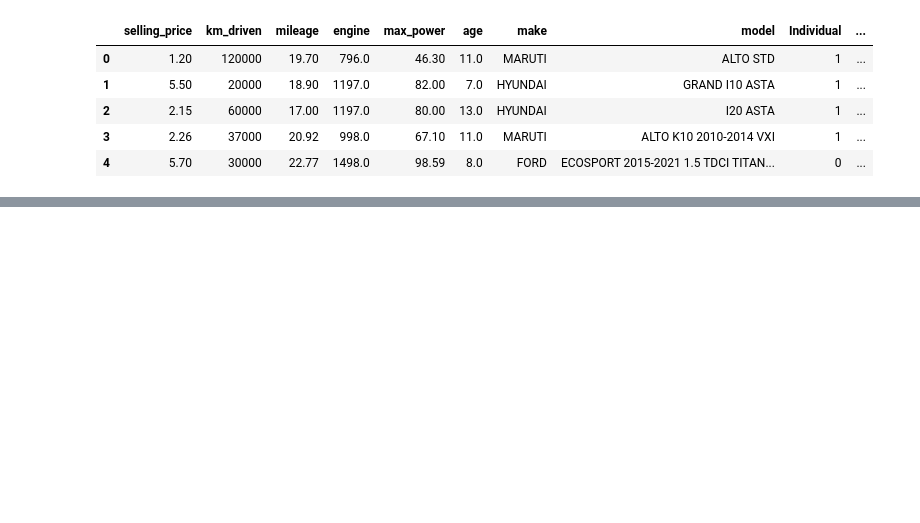
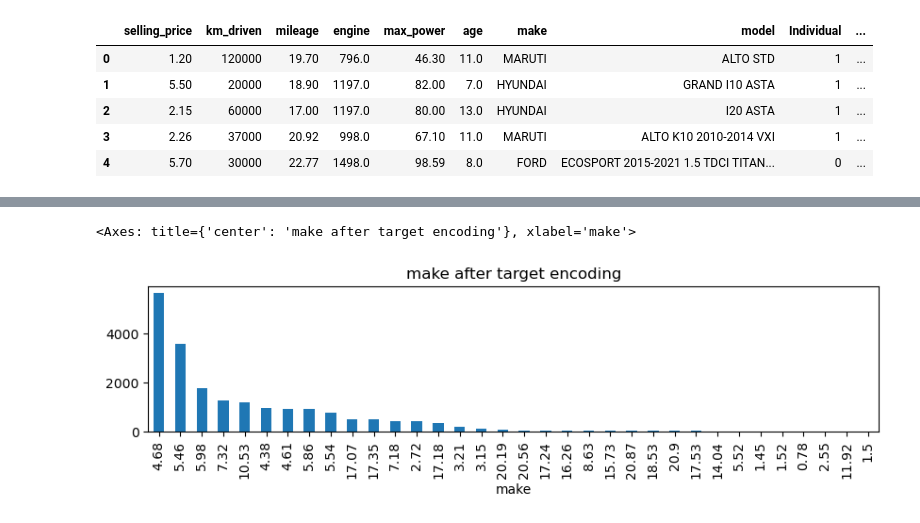
Before and after one commit to UpendraSinghRathore85/ML-Projects-Python, a Jupyter notebook: LinearRegression/LinearRegression_01.ipynb, the cells around one changed output, grey strips where cells are left out. Drawn from its saved outputs; the diff is of its cells as text; code cells hidden in the pictures; blank space fills up the shorter version.

```diff
--- a/LinearRegression/LinearRegression_01.ipynb
+++ b/LinearRegression/LinearRegression_01.ipynb
@@ -14,0 +84,9 @@ df.head()
+# %%
+df['make'] = np.round(df.groupby('make')['selling_price'].transform('mean'), 2)
+# %%
+plt.figure(figsize=(10,2))
+plt.title("make after target encoding")
+df['make'].value_counts().plot(kind='bar')
+# %% [output]
+<Axes: title={'center': 'make after target encoding'}, xlabel='make'>
+[figure, added]
```
Also changed, not shown: parts of 22 cells of this notebook.
